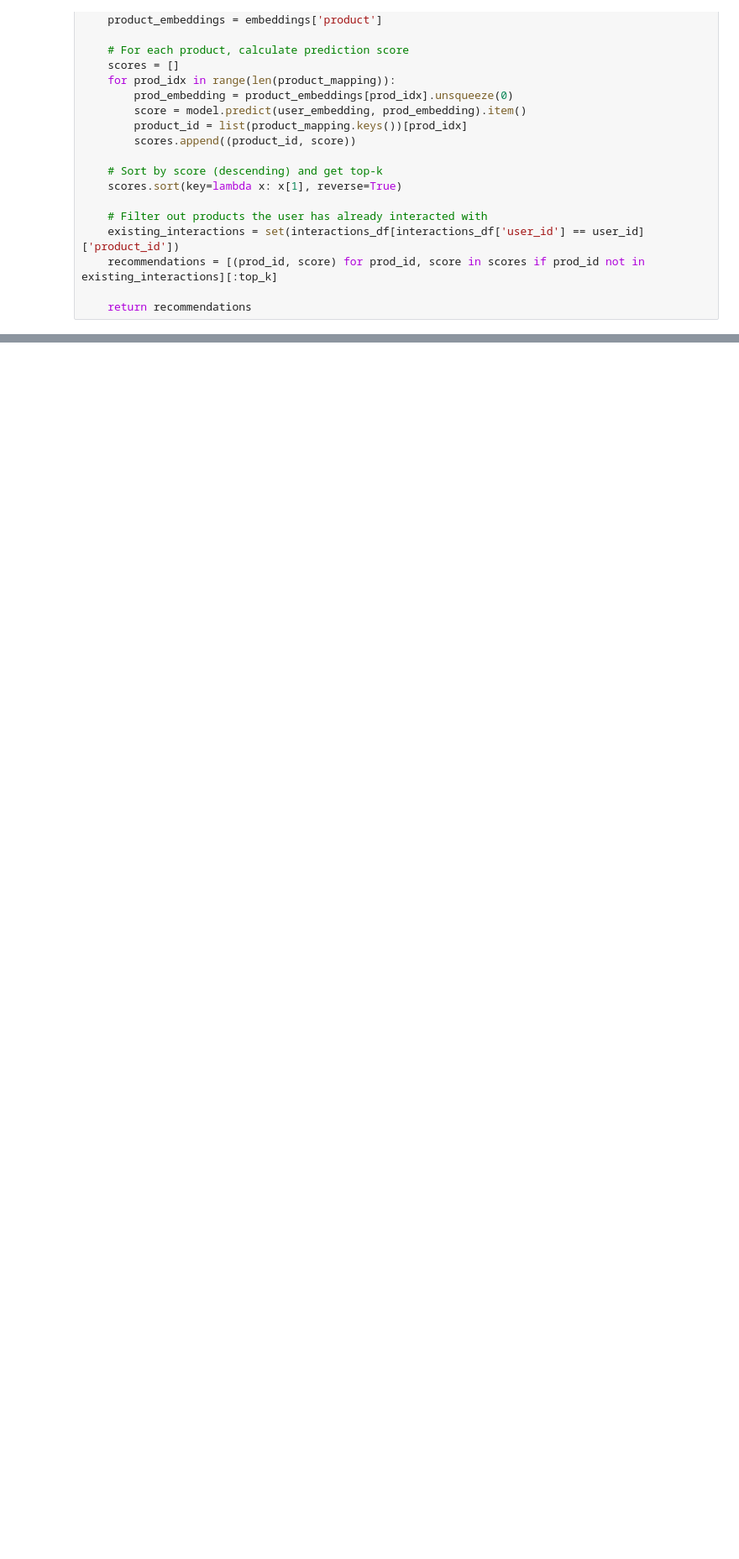
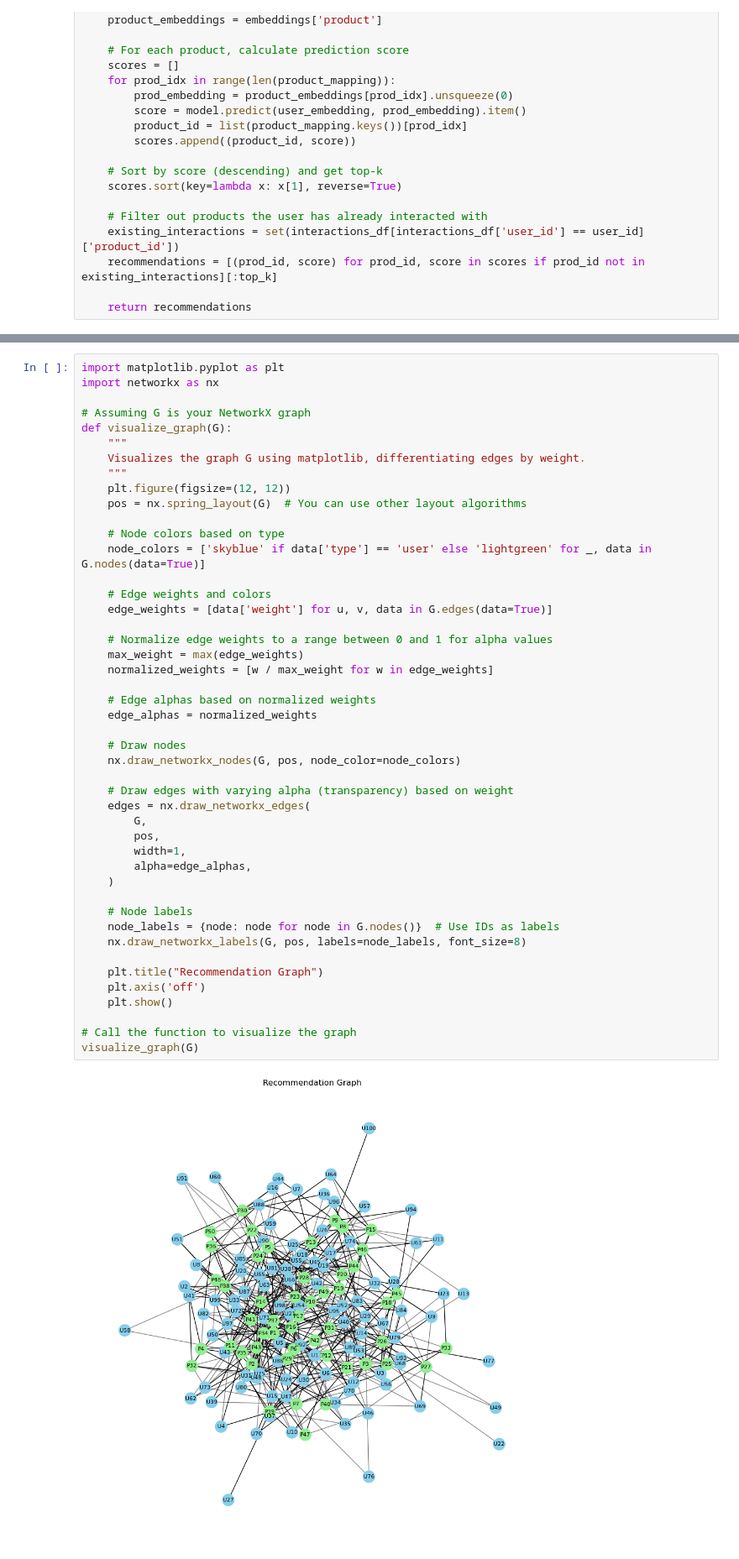
Before and after one commit to fabioheiji/ai_projects, a Jupyter notebook: product_recommendation_system/gnn/app.ipynb, the cells around one changed output, grey strips where cells are left out. Shown at 84% size. Saved outputs shown, nothing was run; the diff lists cells and outputs as text; blank space fills up the shorter version.

```diff
--- a/product_recommendation_system/gnn/app.ipynb
+++ b/product_recommendation_system/gnn/app.ipynb
@@ -557,0 +361,48 @@ Epoch 80/100, Loss: nan
+# %%
+import matplotlib.pyplot as plt
+import networkx as nx
+
+# Assuming G is your NetworkX graph
+def visualize_graph(G):
+    """
+    Visualizes the graph G using matplotlib, differentiating edges by weight.
+    """
+    plt.figure(figsize=(12, 12))
+    pos = nx.spring_layout(G)  # You can use other layout algorithms
+
+    # Node colors based on type
+    node_colors = ['skyblue' if data['type'] == 'user' else 'lightgreen' for _, data in G.nodes(data=True)]
+
+    # Edge weights and colors
+    edge_weights = [data['weight'] for u, v, data in G.edges(data=True)]
+
+    # Normalize edge weights to a range between 0 and 1 for alpha values
+    max_weight = max(edge_weights)
+    normalized_weights = [w / max_weight for w in edge_weights]
+
+    # Edge alphas based on normalized weights
+    edge_alphas = normalized_weights
+
+    # Draw nodes
+    nx.draw_networkx_nodes(G, pos, node_color=node_colors)
+
+    # Draw edges with varying alpha (transparency) based on weight
+    edges = nx.draw_networkx_edges(
+        G,
+        pos,
+        width=1,
+        alpha=edge_alphas,
+    )
+
+    # Node labels
+    node_labels = {node: node for node in G.nodes()}  # Use IDs as labels
+    nx.draw_networkx_labels(G, pos, labels=node_labels, font_size=8)
+
+    plt.title("Recommendation Graph")
+    plt.axis('off')
+    plt.show()
+
+# Call the function to visualize the graph
+visualize_graph(G)
+# %% [output]
+[figure, added]
```
Also changed, not shown: parts of 8 cells of this notebook.
